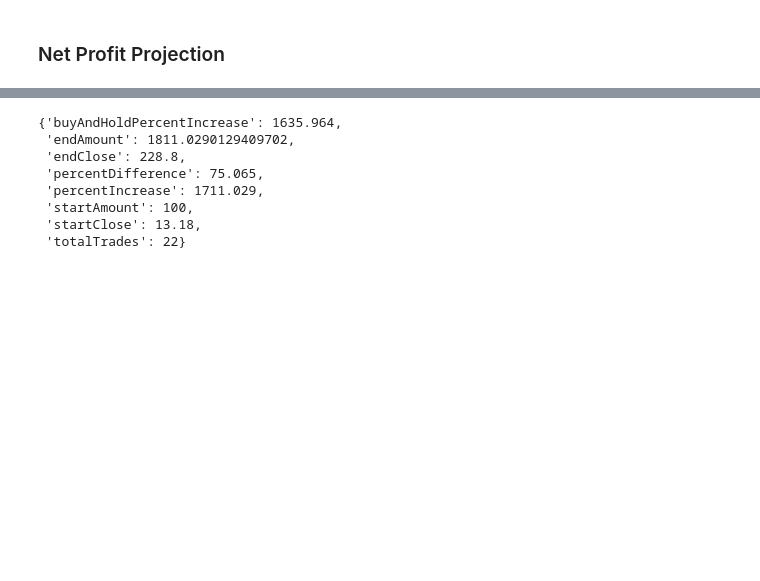
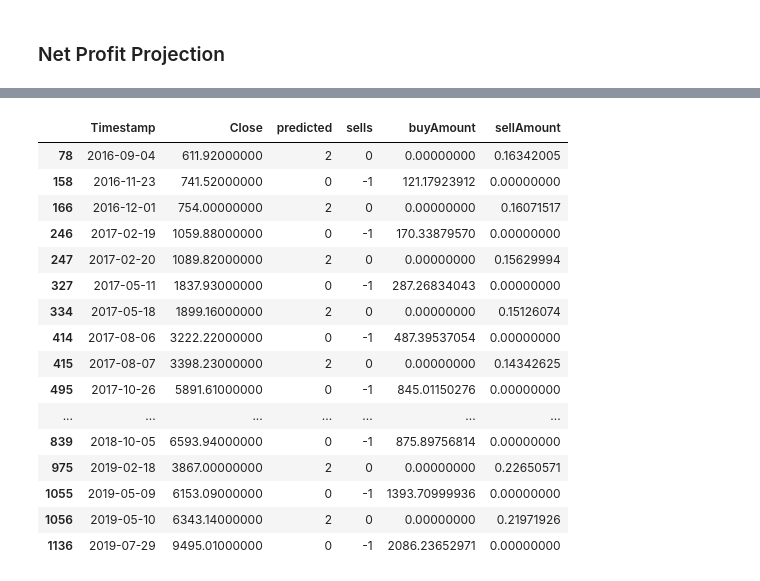
Before and after one commit to iaghidro/stock-predictor, a Jupyter notebook: notebook-files/breakout-strategy/Beakout_Strategy.ipynb, the cells around one changed output, grey strips where cells are left out. Saved outputs shown, nothing was run; the diff lists cells and outputs as text; code cells hidden in the pictures; blank space fills up the shorter version.

```diff
--- a/notebook-files/breakout-strategy/Beakout_Strategy.ipynb
+++ b/notebook-files/breakout-strategy/Beakout_Strategy.ipynb
@@ -636,40 +637,58 @@ project_helper.plot_signal_returns(
 # %%
 # PREP FOR NET PROFIT CALCULATION
 signa_non_filter = get_long_short(close, lookback_high, lookback_low)
 # predicted = signa_non_filter[apple_ticker].values
 predicted = signal_80[apple_ticker].values
 net_profit = pd.DataFrame()
 net_profit['Timestamp'] = close.index
 net_profit['Close'] = close[apple_ticker].values
 # CREATE ACTIONS
 net_profit['predicted'] = predicted + 1
+
+# TIME EXIT
 net_profit['sells'] = (predicted * -1 )
 net_profit.sells = net_profit.sells.shift(hold_days)
 net_profit.fillna(method='bfill', inplace=True)
 net_profit.sells = net_profit.sells.astype(int)
 net_profit.predicted = net_profit.predicted + net_profit.sells
 
-net_profit['highestHigh'] = lookback_high[apple_ticker].values
+# TREND REVERSAL EXIT
+# lookback_high, lookback_low = get_high_lows_lookback(high, low, lookback_days_sell)
+# net_profit['lowestLow'] = lookback_low[apple_ticker].values
+# net_profit['sells'] = net_profit.Close < net_profit.lowestLow
+# net_profit.sells = net_profit.sells.astype(int)
+# net_profit['sells'] = net_profit.sells * -1
+# net_profit.predicted = net_profit.predicted + net_profit.sells
 
 # SMA FILTER
 # net_profit['SMA100'] = net_profit.Close.rolling(window=100, min_periods=1).mean()
 # net_profit.predicted = (net_profit.Close > net_profit.SMA100).astype(int) * net_profit.predicted
+
 # CALCULATE
 p = StockPredictor(pd.DataFrame(), 'index')
 p.calculate_net_profit_hold(net_profit, 100, 0)
 p.result
 
 # VIEW BUYS AND SELLS
-# net_profit[(net_profit['predicted'] != 1)]
+net_profit[(net_profit['predicted'] != 1)]
 # %% [output]
-{'buyAndHoldPercentIncrease': 1635.964,
- 'endAmount': 1811.0290129409702,
- 'endClose': 228.8,
- 'percentDifference': 75.065,
- 'percentIncrease': 1711.029,
- 'startAmount': 100,
- 'startClose': 13.18,
- 'totalTrades': 22}
+|  | Timestamp | Close | predicted | sells | buyAmount | sellAmount |
+| 78 | 2016-09-04 | 611.92000000 | 2 | 0 | 0.00000000 | 0.16342005 |
+| 158 | 2016-11-23 | 741.52000000 | 0 | -1 | 121.17923912 | 0.00000000 |
+| 166 | 2016-12-01 | 754.00000000 | 2 | 0 | 0.00000000 | 0.16071517 |
+| 246 | 2017-02-19 | 1059.88000000 | 0 | -1 | 170.33879570 | 0.00000000 |
+| 247 | 2017-02-20 | 1089.82000000 | 2 | 0 | 0.00000000 | 0.15629994 |
+| 327 | 2017-05-11 | 1837.93000000 | 0 | -1 | 287.26834043 | 0.00000000 |
+| 334 | 2017-05-18 | 1899.16000000 | 2 | 0 | 0.00000000 | 0.15126074 |
+| 414 | 2017-08-06 | 3222.22000000 | 0 | -1 | 487.39537054 | 0.00000000 |
+| 415 | 2017-08-07 | 3398.23000000 | 2 | 0 | 0.00000000 | 0.14342625 |
+| 495 | 2017-10-26 | 5891.61000000 | 0 | -1 | 845.01150276 | 0.00000000 |
+| ... | ... | ... | ... | ... | ... | ... |
+| 839 | 2018-10-05 | 6593.94000000 | 0 | -1 | 875.89756814 | 0.00000000 |
+| 975 | 2019-02-18 | 3867.00000000 | 2 | 0 | 0.00000000 | 0.22650571 |
+| 1055 | 2019-05-09 | 6153.09000000 | 0 | -1 | 1393.70999936 | 0.00000000 |
+| 1056 | 2019-05-10 | 6343.14000000 | 2 | 0 | 0.00000000 | 0.21971926 |
+| 1136 | 2019-07-29 | 9495.01000000 | 0 | -1 | 2086.23652971 | 0.00000000 |
 # %%
 p.plot_profit(net_profit)
 # %% [output]
```
Also changed, not shown: parts of 6 cells of this notebook, 1 other file.
